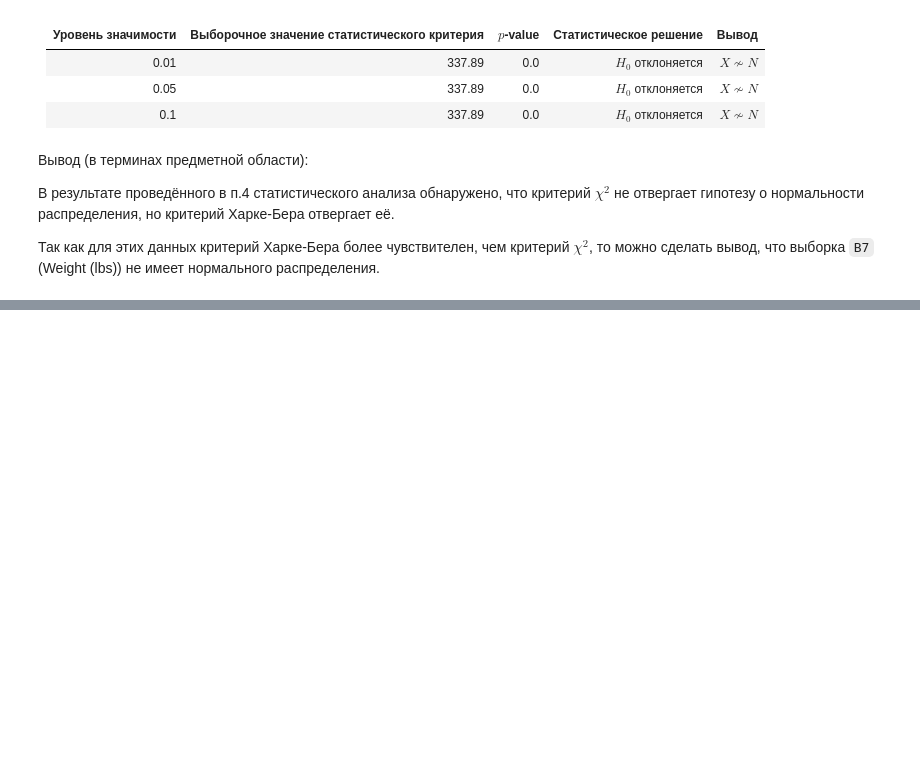
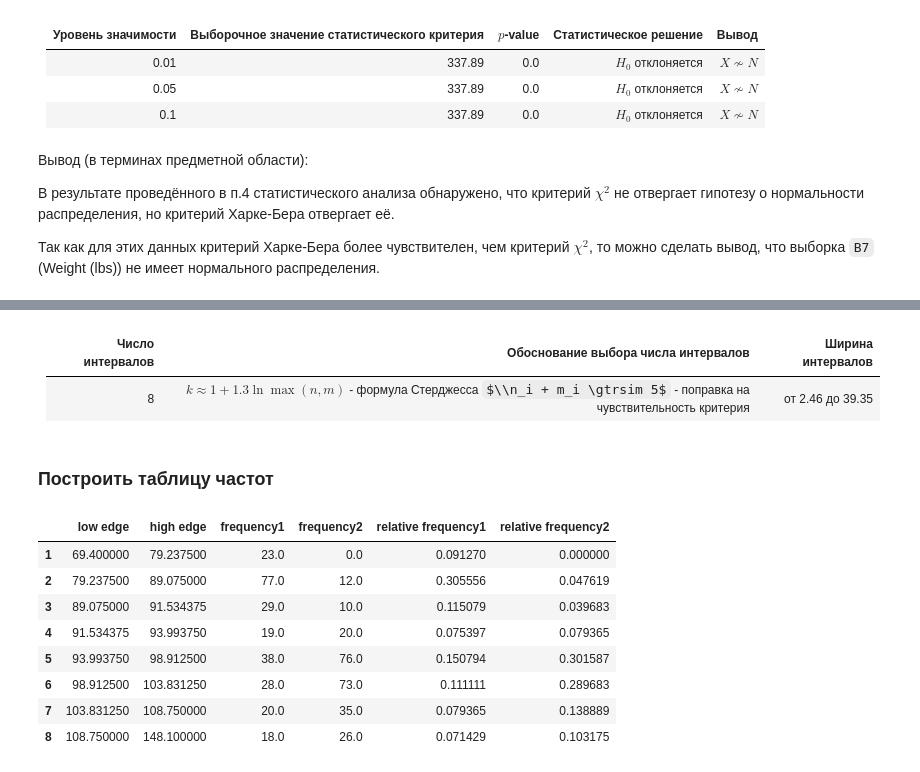
Before and after one commit to retrobannerS/mephi_stats, a Jupyter notebook: bdz/var_2/notebook.ipynb, the cells around one changed output, grey strips where cells are left out. Cells and saved outputs as stored; diff of their text form; code cells hidden in the pictures; some formulas as TeX source; blank space fills up the shorter version.

```diff
--- a/bdz/var_2/notebook.ipynb
+++ b/bdz/var_2/notebook.ipynb
@@ -1281,0 +1433,26 @@ $p =$ 0.00
+# %% [markdown]
+| Число интервалов | Обоснование выбора числа интервалов                                                                               | Ширина интервалов |
+| ---------------- | ----------------------------------------------------------------------------------------------------------------- | ----------------- |
+| 8                | $k \approx 1 + 1.3 \ln \max(n, m)$ - формула Стерджесса $\\n_i + m_i \gtrsim 5$ - поправка на чувствительность критерия | от 2.46 до 39.35 |
+# %% [markdown]
+### Построить таблицу частот
+# %%
+groups = pd.DataFrame(index=range(1, len(bin_edges)))
+groups["low edge"] = bin_edges[:-1]
+groups["high edge"] = bin_edges[1:]
+groups["frequency1"] = frequences[0]
+groups["frequency2"] = frequences[1] - frequences[0]
+groups["relative frequency1"] = groups["frequency1"] / n1
+groups["relative frequency2"] = groups["frequency2"] / n2
+
+groups
+# %% [output]
+|  | low edge | high edge | frequency1 | frequency2 | relative frequency1 | relative frequency2 |
+| 1 | 69.400000 | 79.237500 | 23.0 | 0.0 | 0.091270 | 0.000000 |
+| 2 | 79.237500 | 89.075000 | 77.0 | 12.0 | 0.305556 | 0.047619 |
+| 3 | 89.075000 | 91.534375 | 29.0 | 10.0 | 0.115079 | 0.039683 |
+| 4 | 91.534375 | 93.993750 | 19.0 | 20.0 | 0.075397 | 0.079365 |
+| 5 | 93.993750 | 98.912500 | 38.0 | 76.0 | 0.150794 | 0.301587 |
+| 6 | 98.912500 | 103.831250 | 28.0 | 73.0 | 0.111111 | 0.289683 |
+| 7 | 103.831250 | 108.750000 | 20.0 | 35.0 | 0.079365 | 0.138889 |
+| 8 | 108.750000 | 148.100000 | 18.0 | 26.0 | 0.071429 | 0.103175 |
```
Also changed, not shown: parts of 40 cells of this notebook, 1 other file.
